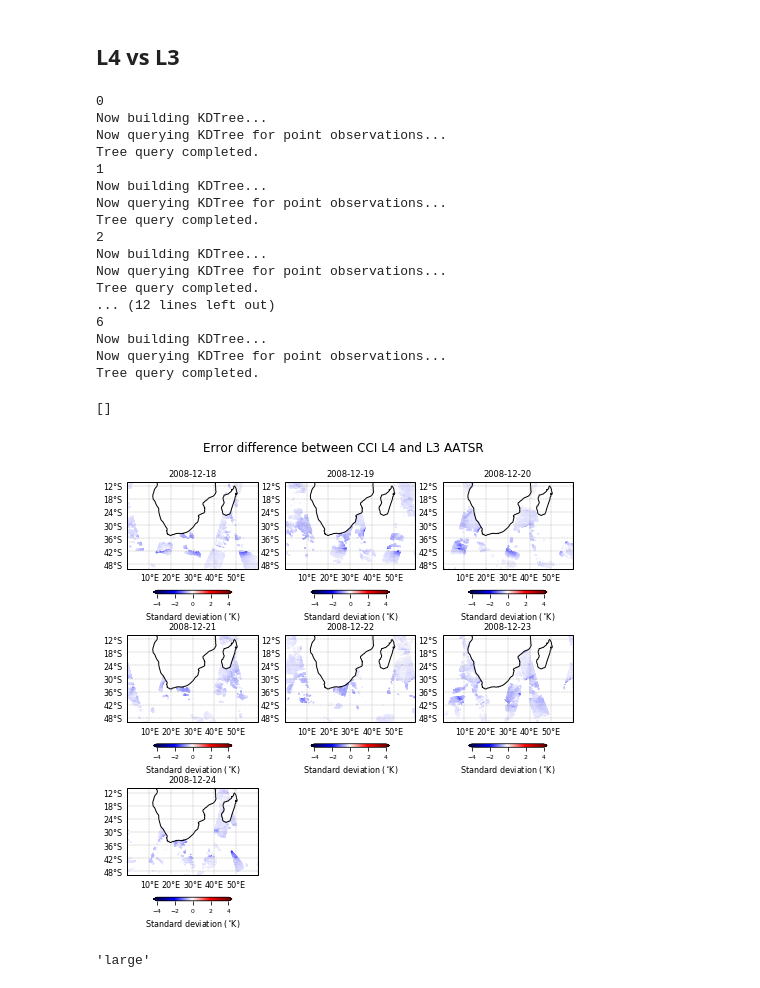
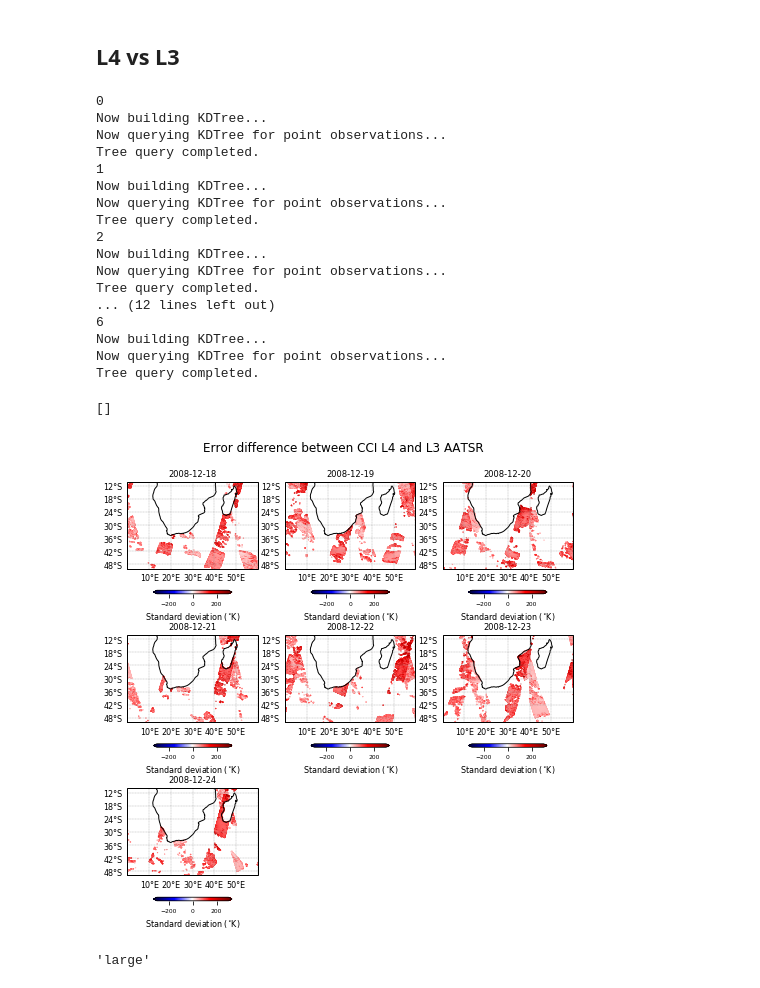
Before and after one commit to HarryLuyt/paper1_scripts, a Jupyter notebook: Scripts/CCI_L4vsTSST.ipynb, the cells around one changed output. Saved outputs shown, nothing was run; the diff lists cells and outputs as text; code cells hidden in the pictures.

```diff
--- a/Scripts/CCI_L4vsTSST.ipynb
+++ b/Scripts/CCI_L4vsTSST.ipynb
@@ -18,7 +18,7 @@ plt.rcParams['axes.facecolor']='white'
 l4 = xr.open_dataset('../Data/cci_sst.nc')
 l4 = l4.sel(time=slice('2008-12-18','2008-12-24'))
 
-l2_list = glob.glob('../Data/TSST/ESA_CCI_L2P_AVHRRMTA_G_200812*.nc')
+l2_list = glob.glob('../Data/TSST/ESA_CCI_L2P_AVHRRMTA_G_200903*.nc')
 l3_list = glob.glob('../Data/TSST/ESA_CCI_L3U_AATSR_200812*.nc')
 
 '''
@@ -232,12 +473,14 @@ for i in range(0,7):
     print(i)
 
     l2_dataset = xr.open_dataset(l2_list[i])
-    errDiff, gridInf, pointsInf = NearestNeighbourDiff(l4.isel(time=i), l2_dataset, gridInf=25, pointsInf=30)
+    l2_dataset = l2_dataset.where((l2_dataset['latitude'] <= -10) & (l2_dataset['latitude'] >= -50))
+    l2_dataset = l2_dataset.where((l2_dataset['longitude'] <= 70) & (l2_dataset['longitude'] >= 0))
+    errDiff, gridInf, pointsInf = NearestNeighbourDiff(l4.isel(time=i), l2_dataset, gridInf=25, pointsInf=800)
 
     ax = plt.subplot(3,3,i+1,projection=proj)
     ax.set_extent([0, 60, -50, -10], ccrs.PlateCarree())
 
-    img = plt.scatter(l2_dataset['longitude'], l2_dataset['latitude'], s=0.05, c=errDiff, transform=ccrs.PlateCarree(), cmap=plt.get_cmap('seismic'), vmin=-5, vmax=5)
+    img = plt.scatter(l2_dataset['longitude'], l2_dataset['latitude'], s=0.05, c=errDiff, transform=ccrs.PlateCarree(), cmap=plt.get_cmap('seismic'), vmin=-300, vmax=300)
     cbar = plt.colorbar(img, shrink=0.8, extend='both', orientation='horizontal', pad=0.17)
     cbar.ax.tick_params(labelsize=6)
     cbar.set_label('Standard deviation ($^{\circ}$K)', fontsize=8)
@@ -298,12 +541,14 @@ for i in range(0,7):
     print(i)
 
     l3_dataset = xr.open_dataset(l3_list[i])
-    errDiff, gridInf, pointsInf = NearestNeighbourDiff(l4.isel(time=i), l3_dataset, gridInf=1, pointsInf=1)
+    l3_dataset = l3_dataset.where((l3_dataset['latitude'] <= -10) & (l3_dataset['latitude'] >= -50))
+    l3_dataset = l3_dataset.where((l3_dataset['longitude'] <= 70) & (l3_dataset['longitude'] >= 0))
+    errDiff, gridInf, pointsInf = NearestNeighbourDiff(l4.isel(time=i), l3_dataset, gridInf=25, pointsInf=800)
 
     ax = plt.subplot(3,3,i+1,projection=proj)
     ax.set_extent([0, 60, -50, -10], ccrs.PlateCarree())
 
-    img = plt.scatter(l3_dataset['longitude'], l3_dataset['latitude'], s=0.05, c=errDiff, transform=ccrs.PlateCarree(), cmap=plt.get_cmap('seismic'), vmin=-4, vmax=4)
+    img = plt.scatter(l3_dataset['longitude'], l3_dataset['latitude'], s=0.05, c=errDiff, transform=ccrs.PlateCarree(), cmap=plt.get_cmap('seismic'), vmin=-300, vmax=300)
     cbar = plt.colorbar(img, shrink=0.6, extend='both', orientation='horizontal', pad=0.17)
     cbar.ax.tick_params(labelsize=6)
     cbar.set_label('Standard deviation ($^{\circ}$K)', fontsize=8)
@@ -317,34 +562,34 @@ for i in range(0,7):
     gl.ylabels_right = False
     gl.xformatter = LONGITUDE_FORMATTER
     gl.yformatter = LATITUDE_FORMATTER
     gl.xlabel_style = {'size': 8}
     gl.ylabel_style = {'size': 8}
 
     ax.set_title('{0}'.format(l4['analysis_uncertainty'][i]['time'].data.astype('datetime64[D]')), fontsize='small')
 
 plt.tight_layout(h_pad=1.0)
 plt.savefig('../Figures/error_differences/L4_{0}_L3_{1}.png'.format(gridInf, pointsInf), dpi=300, bbox_inches='tight', format='png')
 plt.plot()
 # %% [output]
 0
 Now building KDTree...
 Now querying KDTree for point observations...
 Tree query completed.
 1
 Now building KDTree...
 Now querying KDTree for point observations...
 Tree query completed.
 2
 Now building KDTree...
 Now querying KDTree for point observations...
 Tree query completed.
 ... (12 lines left out)
 6
 Now building KDTree...
 Now querying KDTree for point observations...
 Tree query completed.
 []
-[figure, old version]
+[figure, new version]
 # %%
 plt.rcParams['axes.titlesize']
 # %% [output]
```
Also changed, not shown: parts of 15 cells of this notebook.
